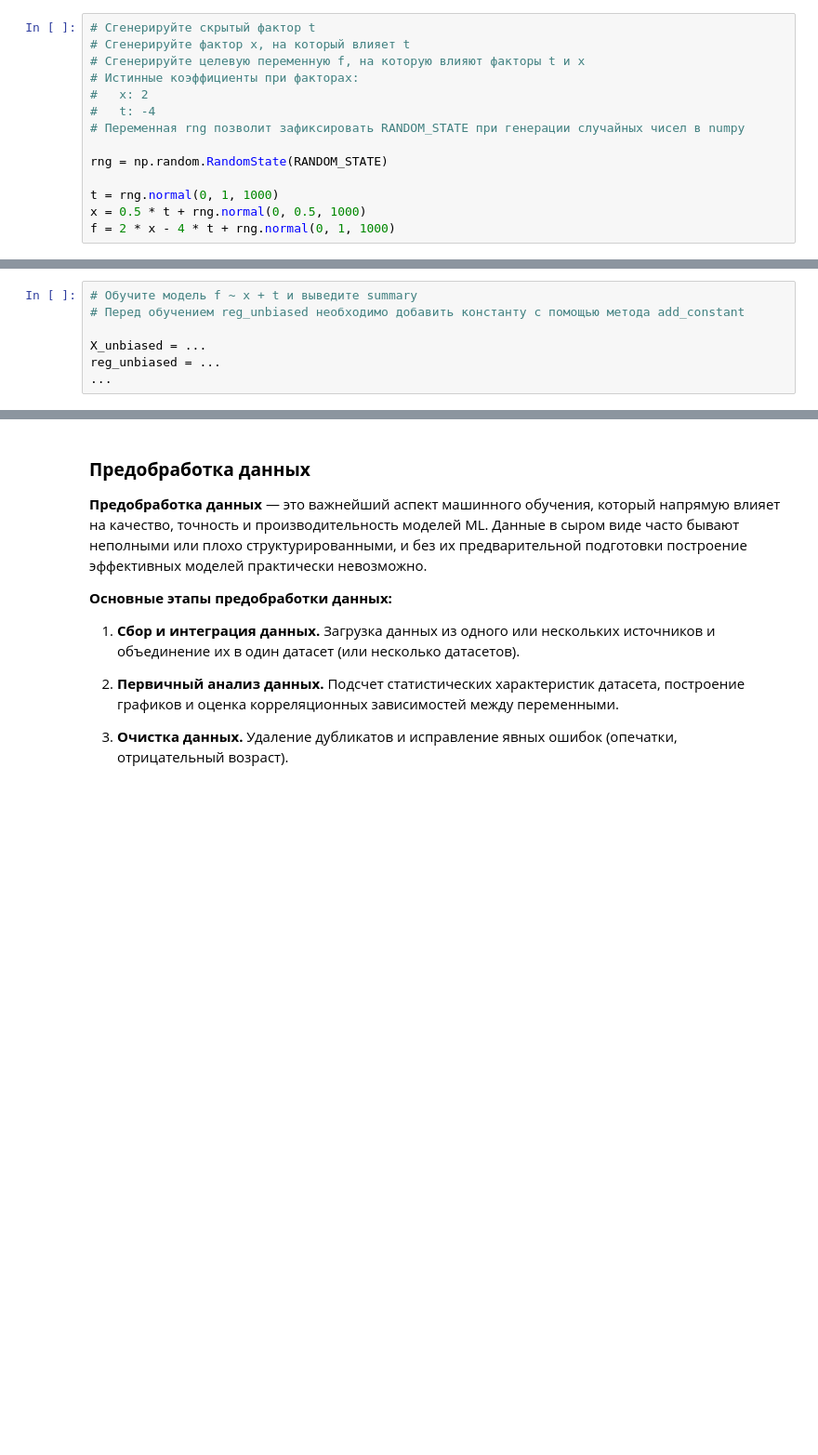
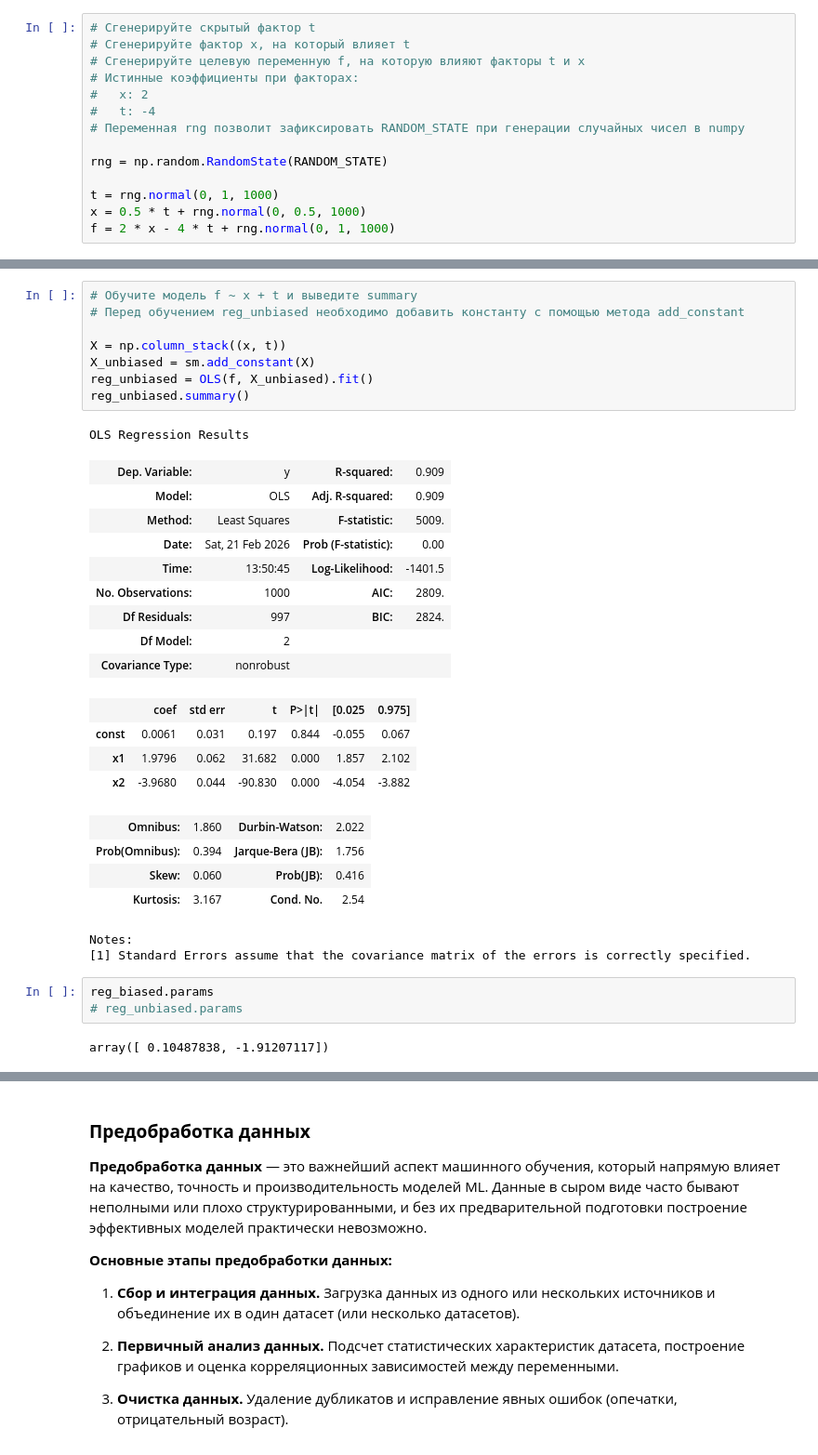
Before and after one commit to ml2me/study, a Jupyter notebook: classic_ML/1/01.Задание.ipynb, the cells around one changed output, grey strips where cells are left out. Shown at 93% size. Cells and saved outputs as stored; diff of their text form; blank space fills up the shorter version.

```diff
--- a/classic_ML/1/01.Задание.ipynb
+++ b/classic_ML/1/01.Задание.ipynb
@@ -308,10 +378,37 @@ reg_biased = ...
 # %%
 # Обучите модель f ~ x + t и выведите summary
 # Перед обучением reg_unbiased необходимо добавить константу с помощью метода add_constant
 
-X_unbiased = ...
-reg_unbiased = ...
-...
+X = np.column_stack((x, t))
+X_unbiased = sm.add_constant(X)
+reg_unbiased = OLS(f, X_unbiased).fit()
+reg_unbiased.summary()
+# %% [output]
+OLS Regression Results
+| Dep. Variable: | y | R-squared: | 0.909 |
+| Model: | OLS | Adj. R-squared: | 0.909 |
+| Method: | Least Squares | F-statistic: | 5009. |
+| Date: | Sat, 21 Feb 2026 | Prob (F-statistic): | 0.00 |
+| Time: | 13:50:45 | Log-Likelihood: | -1401.5 |
+| No. Observations: | 1000 | AIC: | 2809. |
+| Df Residuals: | 997 | BIC: | 2824. |
+| Df Model: | 2 |  |  |
+| Covariance Type: | nonrobust |  |  |
+|  | coef | std err | t | P>|t| | [0.025 | 0.975] |
+| const | 0.0061 | 0.031 | 0.197 | 0.844 | -0.055 | 0.067 |
+| x1 | 1.9796 | 0.062 | 31.682 | 0.000 | 1.857 | 2.102 |
+| x2 | -3.9680 | 0.044 | -90.830 | 0.000 | -4.054 | -3.882 |
+| Omnibus: | 1.860 | Durbin-Watson: | 2.022 |
+| Prob(Omnibus): | 0.394 | Jarque-Bera (JB): | 1.756 |
+| Skew: | 0.060 | Prob(JB): | 0.416 |
+| Kurtosis: | 3.167 | Cond. No. | 2.54 |
+Notes:
+[1] Standard Errors assume that the covariance matrix of the errors is correctly specified.
+# %%
+reg_biased.params
+# reg_unbiased.params
+# %% [output]
+array([ 0.10487838, -1.91207117])
 # %%
 # Сравните коэффициенты при факторах в моделях reg_biased и reg_unbiased с истинными
 
```
Also changed, not shown: parts of 9 cells of this notebook, 1 other file.
